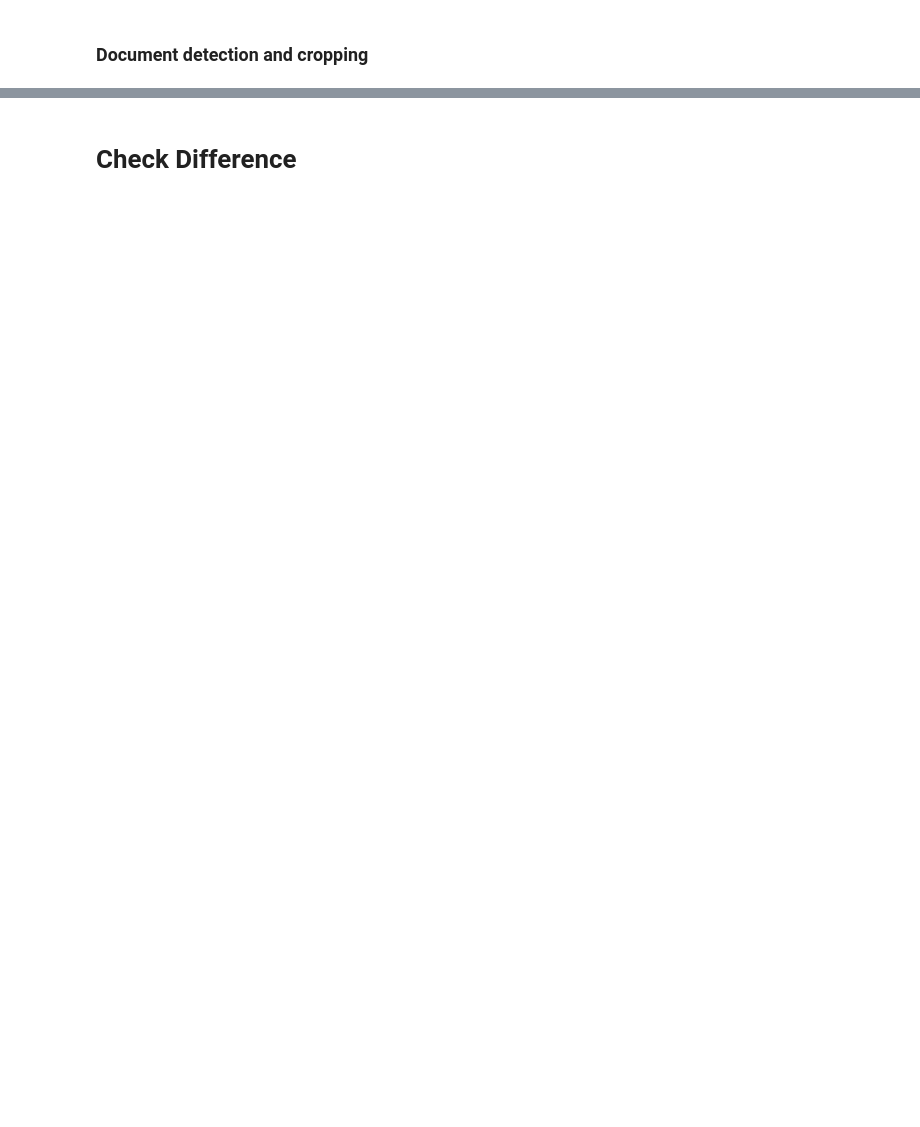
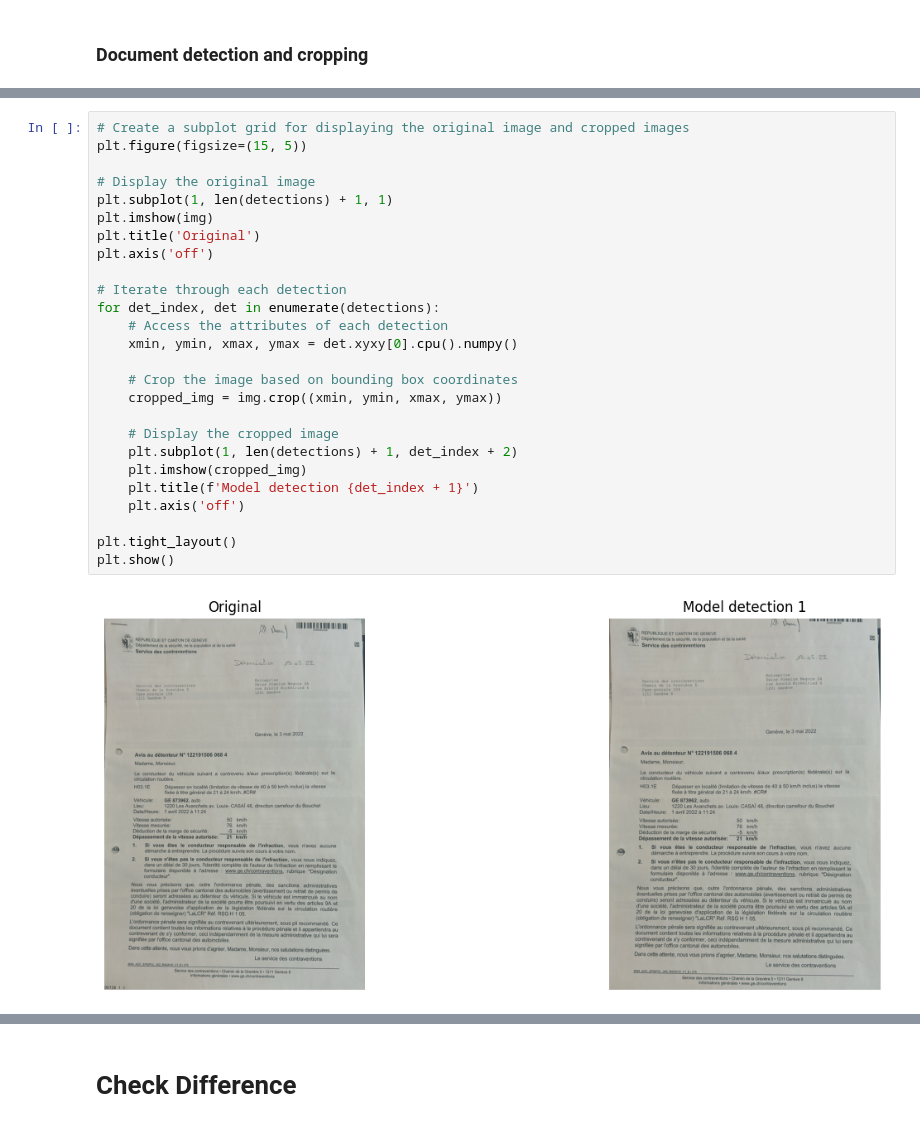
Before and after one commit to AbderrahimAllani/PIDS-SPN, a Jupyter notebook: Main.ipynb, the cells around one changed output, grey strips where cells are left out. Drawn from its saved outputs; the diff is of its cells as text; blank space fills up the shorter version.

```diff
--- a/Main.ipynb
+++ b/Main.ipynb
@@ -240,0 +86,28 @@ plt.show()
+# %%
+# Create a subplot grid for displaying the original image and cropped images
+plt.figure(figsize=(15, 5))
+
+# Display the original image
+plt.subplot(1, len(detections) + 1, 1)
+plt.imshow(img)
+plt.title('Original')
+plt.axis('off')
+
+# Iterate through each detection
+for det_index, det in enumerate(detections):
+    # Access the attributes of each detection
+    xmin, ymin, xmax, ymax = det.xyxy[0].cpu().numpy()
+
+    # Crop the image based on bounding box coordinates
+    cropped_img = img.crop((xmin, ymin, xmax, ymax))
+
+    # Display the cropped image
+    plt.subplot(1, len(detections) + 1, det_index + 2)
+    plt.imshow(cropped_img)
+    plt.title(f'Model detection {det_index + 1}')
+    plt.axis('off')
+
+plt.tight_layout()
+plt.show()
+# %% [output]
+[figure, added]
```
Also changed, not shown: parts of 17 cells of this notebook, 49 other files.
